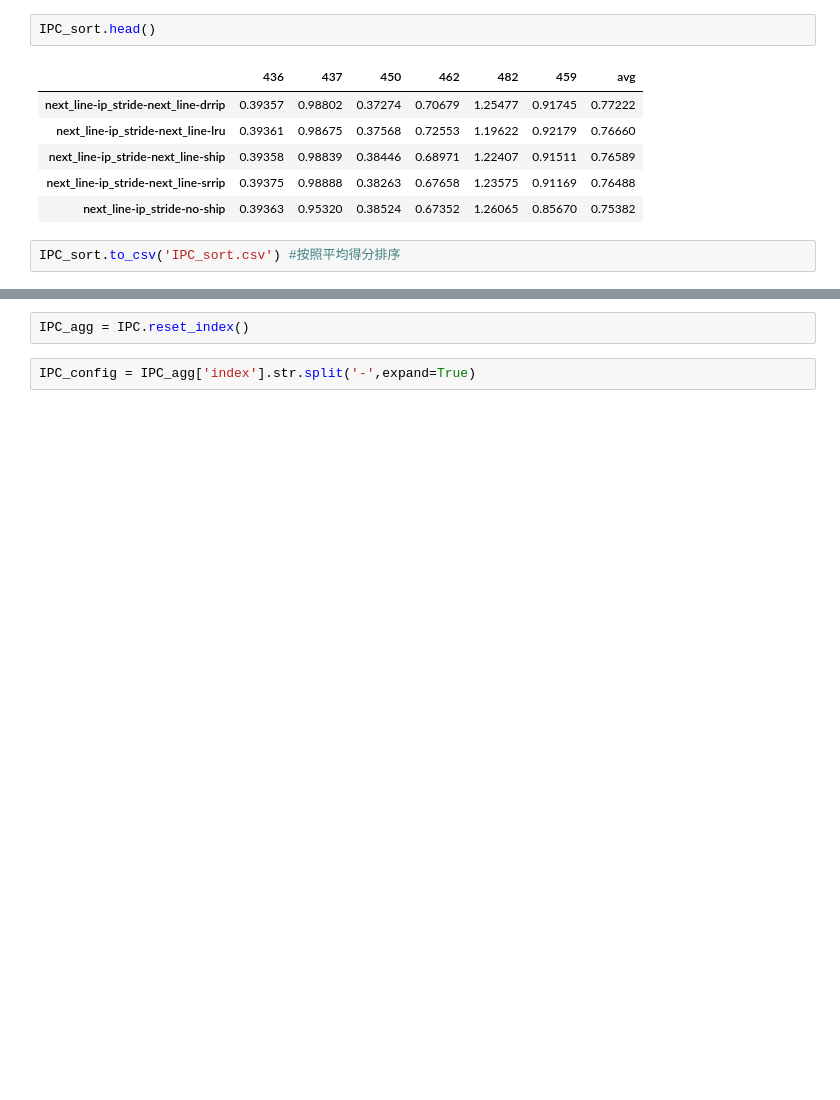
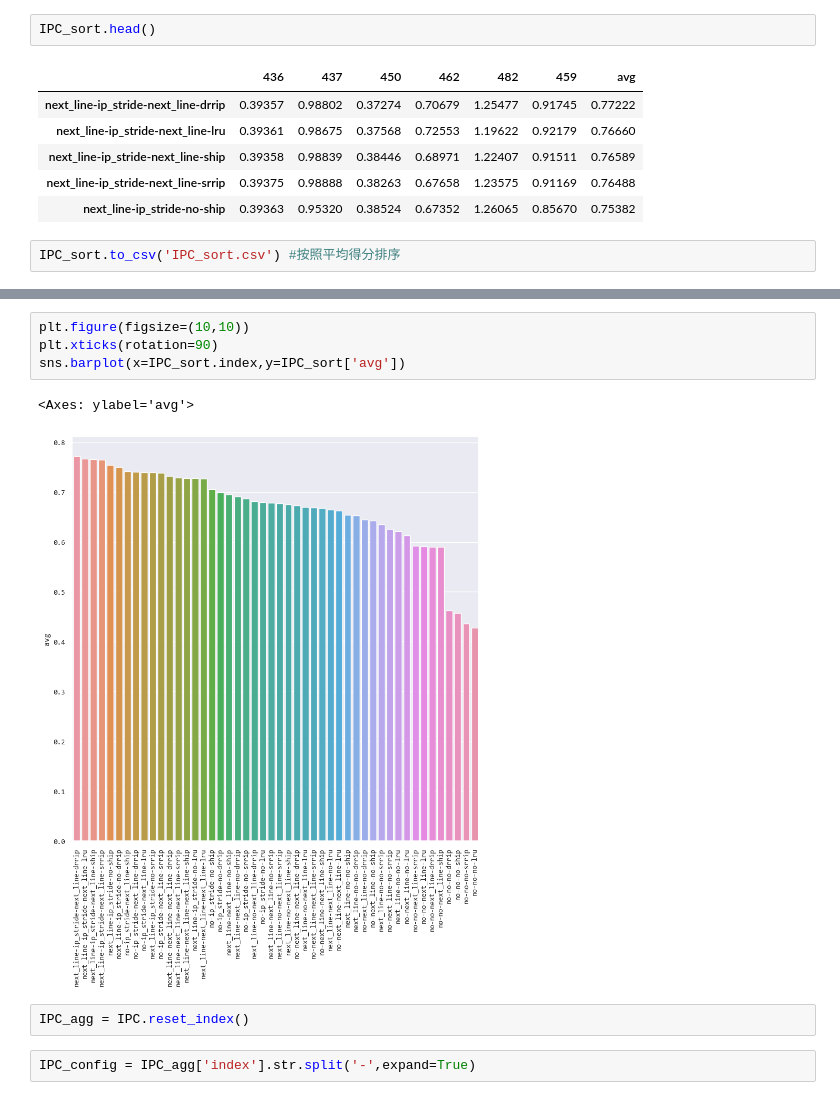
Before and after one commit to X-yang03/ChampSim-Computer-Architecture, a Jupyter notebook: socre.ipynb, the cells around one changed output, grey strips where cells are left out. Drawn from its saved outputs; the diff is of its cells as text; blank space fills up the shorter version.

```diff
--- a/socre.ipynb
+++ b/socre.ipynb
@@ -67,3 +68,10 @@ sns.heatmap(IPC_sort,cmap='coolwarm',annot=True,fmt='.3f')
+# %%
+plt.figure(figsize=(10,10))
+plt.xticks(rotation=90)
+sns.barplot(x=IPC_sort.index,y=IPC_sort['avg'])
+# %% [output]
+<Axes: ylabel='avg'>
+[figure, added]
 # %%
 IPC_agg = IPC.reset_index()
 # %%
```
Also changed, not shown: parts of 10 cells of this notebook, 4 other files.
